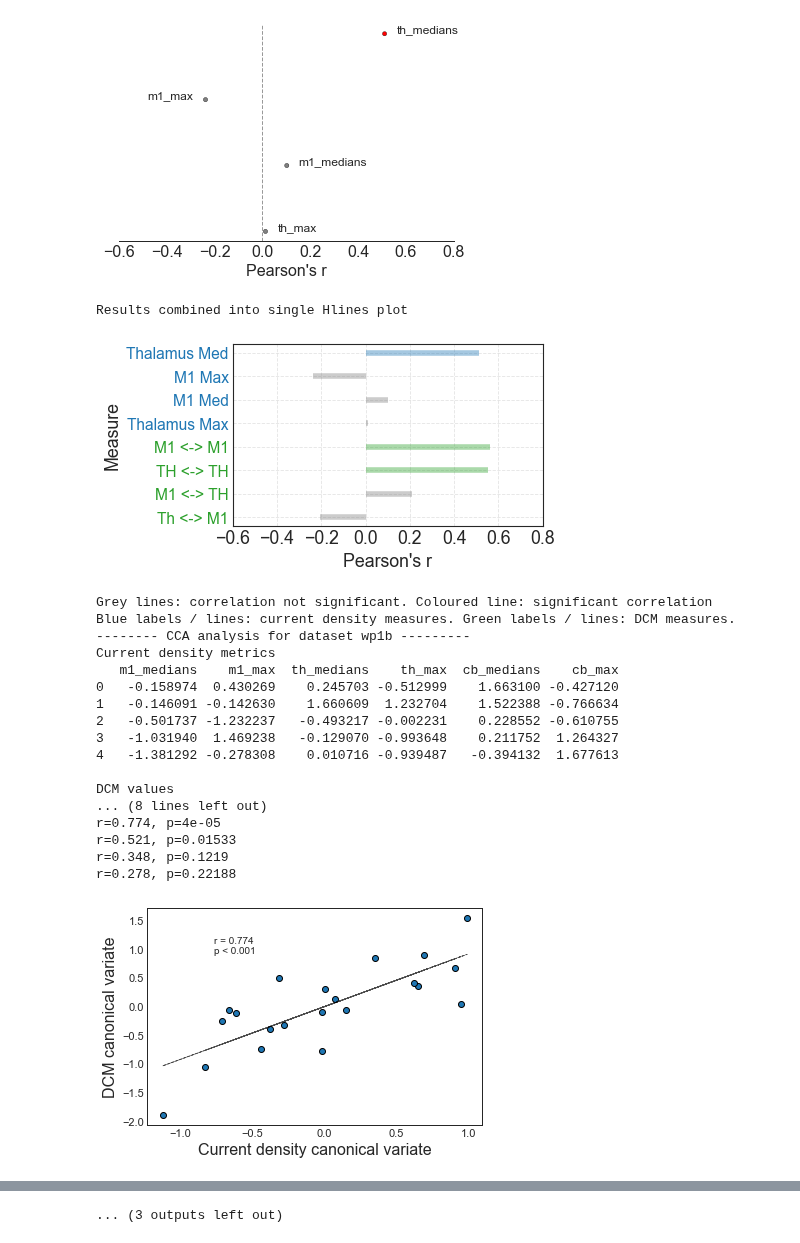
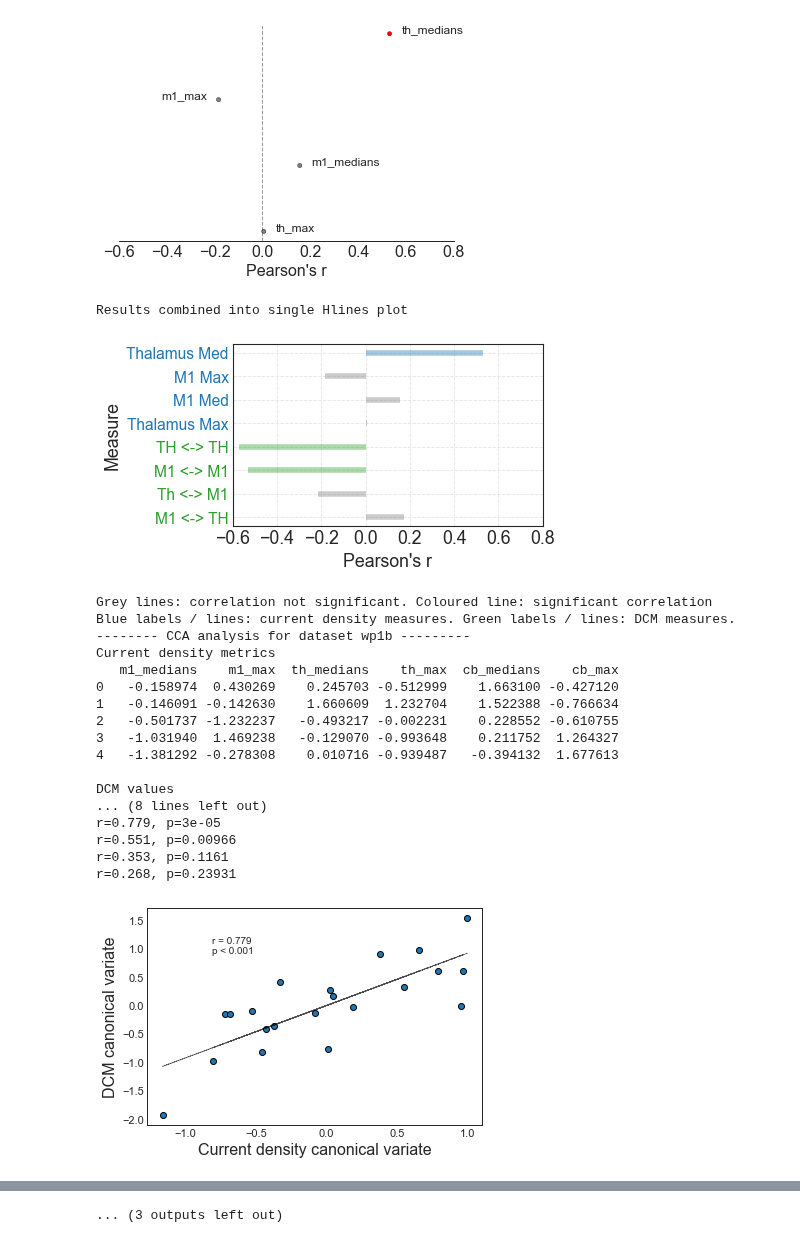
Before and after one commit to davide-aloi/wp1_2_roast, a Jupyter notebook: wp_all_8_current_density_cor.ipynb, the cells around one changed output, grey strips where cells are left out. Drawn from its saved outputs; the diff is of its cells as text; code cells hidden in the pictures.

Commit message:
converted dcm values for simpler interpretatino

```diff
--- a/wp_all_8_current_density_cor.ipynb
+++ b/wp_all_8_current_density_cor.ipynb
@@ -28,6 +28,18 @@ for db_id, db in enumerate(db_names):
     # Loading DCM results (nb: the unthresholded ones, for the correlation analysis)
     DCM = np.load(os.path.join(dcm_results_folder, db + '_dcm_unthresholded.npy'))
     DCM_sham = np.load(os.path.join(dcm_results_folder, db + '_dcm_sham_unthresholded.npy'))
+
+    # Conversion of diagonal values to Hz + recentering on 0
+    funcHz = lambda x: (-0.5*(np.exp(x)))+0.5 if x != 0 else 0
+    # Positive values now indicate less self inhibition
+    # Negative values indicate more self inhibition
+    # NB. Adding 0.5 does not change the relationship / interpretation of the correlations
+    for i in range(0, DCM.shape[0]):
+        diag = np.diagonal(DCM[i,:,:])
+        diag_converted = []
+        for element in diag:
+            diag_converted.append(funcHz(element))
+        np.fill_diagonal(DCM[i,:,:], np.array(diag_converted))
 
     # Loading current density results
     cd_metrics = pd.read_csv(os.path.join(results_folder, db +'_current_density_results.csv'))
@@ -266,6 +278,6 @@ th_max: r=0.012, p=0.95606
-[figure, old version]
+[figure, new version]
 Results combined into single Hlines plot
-[figure, old version]
+[figure, new version]
 Grey lines: correlation not significant. Coloured line: significant correlation
 Blue labels / lines: current density measures. Green labels / lines: DCM measures.
 -------- CCA analysis for dataset wp1b ---------
@@ -279,10 +291,10 @@ Current density metrics
 
 DCM values
 ... (8 lines left out)
-r=0.774, p=4e-05
-r=0.521, p=0.01533
-r=0.348, p=0.1219
-r=0.278, p=0.22188
+r=0.779, p=3e-05
+r=0.551, p=0.00966
+r=0.353, p=0.1161
+r=0.268, p=0.23931
-[figure, old version]
+[figure, new version]
 ---- CCA analysis db: wp1b ----
 Correlations between first current density variate and DCM measures
```
Also changed, not shown: parts of 2 cells of this notebook.
